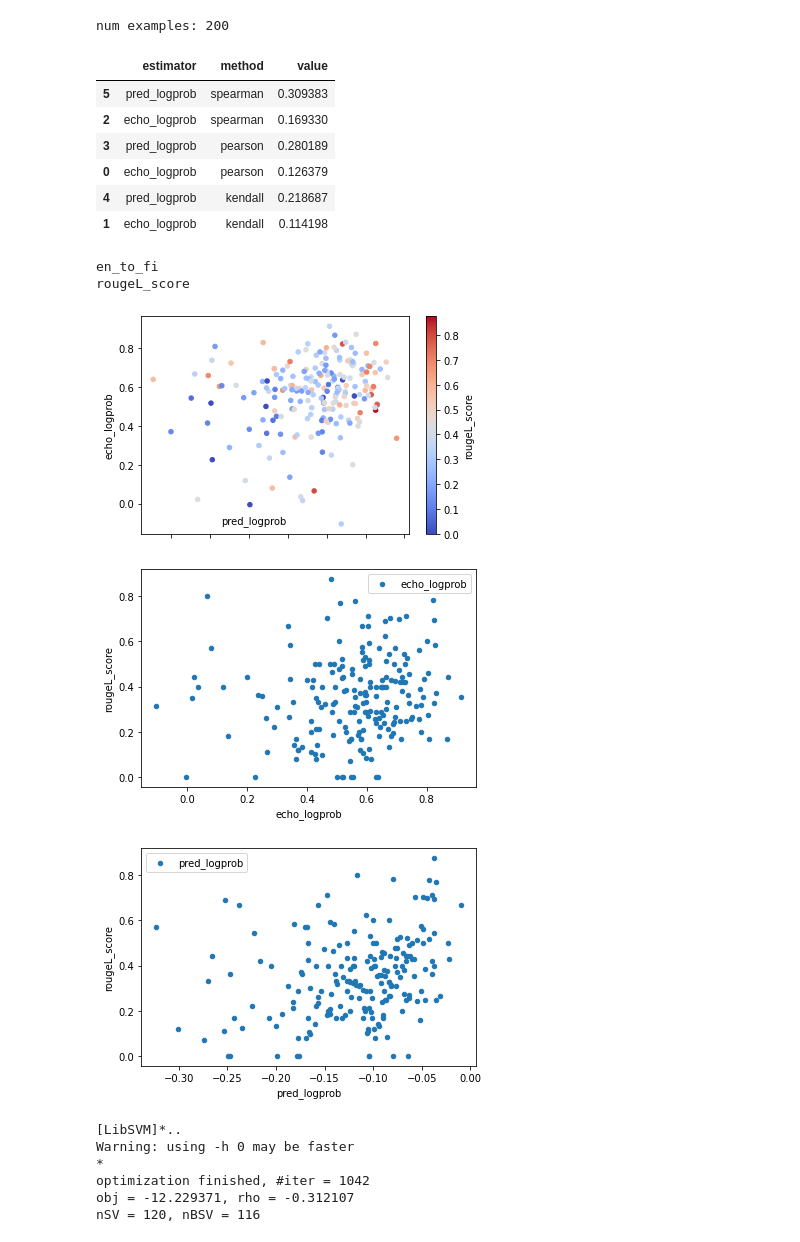
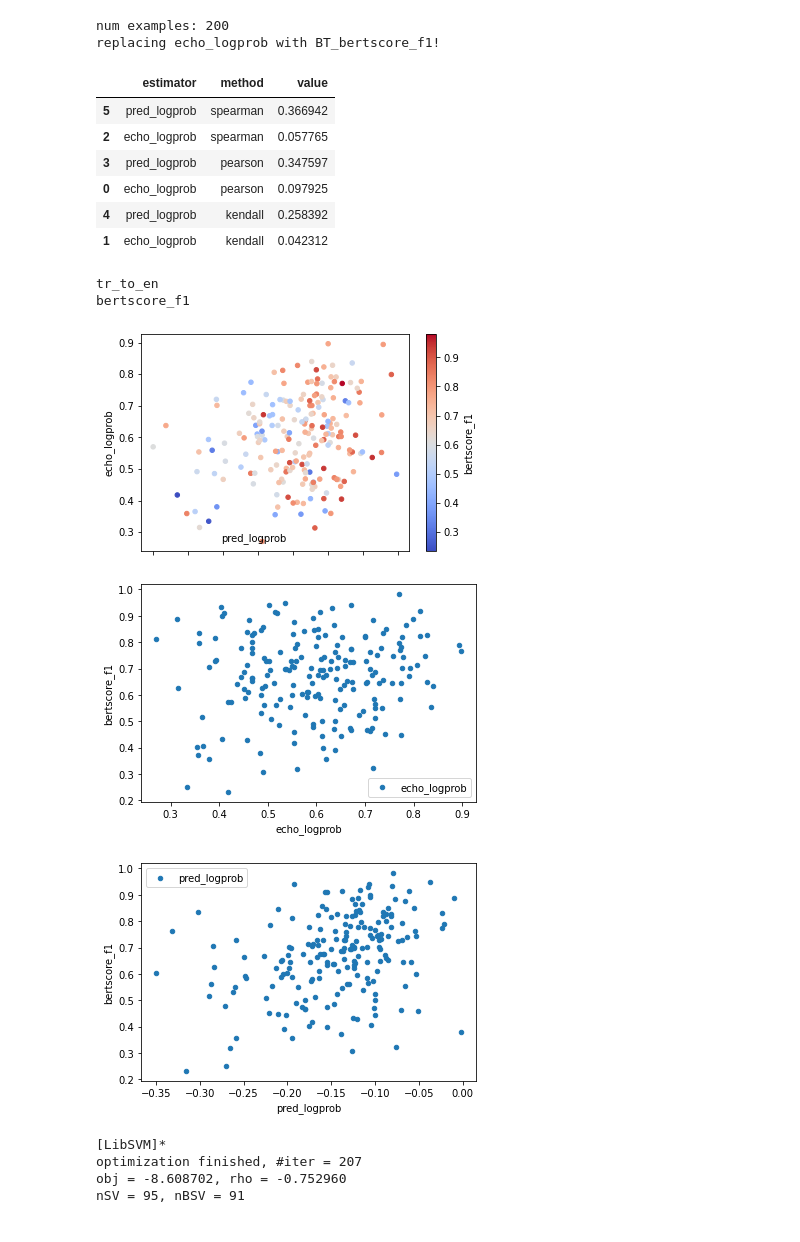
Before and after one commit to TomerRonen34/last_projects_playground, a Jupyter notebook: confidence_estimation/plot.ipynb, the cells around one changed output. Saved outputs shown, nothing was run; the diff lists cells and outputs as text; code cells hidden in the pictures.

```diff
--- a/confidence_estimation/plot.ipynb
+++ b/confidence_estimation/plot.ipynb
@@ -22,9 +22,12 @@ import matplotlib.pyplot as plt
 # score_name = "rouge2_score"
 # score_name = "rougeL_score"
 # score_name = "bleu_score"
-metrics_path = Path("openai_dump/wmt19_en_to_fi__text-davinci-002__200_examples/metrics.jsonl")
-# score_name = "bertscore_f1"
-score_name = "rougeL_score"
+# metrics_path = Path("openai_dump/wmt19_en_to_fi__text-davinci-002__200_examples/metrics.jsonl")
+# metrics_path = Path("openai_dump/wmt19_fi_to_en__text-davinci-002__200_examples/metrics.jsonl")
+metrics_path = Path("openai_dump/wmt19_tr_to_en__text-davinci-002__200_examples/metrics.jsonl")
+score_name = "bertscore_f1"
+# score_name = "rougeL_score"
+# score_name = "bleu_score"
 binary = False
 denormalize_logprob = None
 assert denormalize_logprob in ("length", "sqrt_length", None)
@@ -53,7 +56,13 @@ if backtranslation_metrics_path.exists():
     metrics = pd.concat([metrics, bt_metrics], axis=1)
 
     # CAREFUL!
-    metrics["echo_logprob"] = metrics["BT_bertscore_f1"]
+    replacement = "BT_bertscore_f1"
+    # replacement = "P(y'|x) / P(y')"
+    print(f"replacing echo_logprob with {replacement}!")
+    if replacement != "P(y'|x) / P(y')":
+        metrics["echo_logprob"] = metrics[replacement]
+    else:
+        metrics["echo_logprob"] = metrics["pred_logprob"] - metrics["BT_echo_perplexity"]
 
 
 # metrics["pred_prob"] = np.exp(metrics["pred_logprob"])
@@ -72,44 +81,45 @@ if denormalize_logprob is not None:
     op = np.sqrt if denormalize_logprob == "sqrt_length" else lambda x: x
     metrics["echo_logprob"] *= op(sentences["input_length"])
     metrics["pred_logprob"] *= op(sentences["pred_length"])
 
 if binary:
     metrics[score_name] = (metrics[score_name] != 0).astype(float)
 
 estimators = ["pred_logprob", "echo_logprob", "pred_prob", "echo_prob"]
 estimators = set(estimators).intersection(metrics.columns)
 correlation_method = ["pearson","kendall", "spearman"]
 correlations = []
 for col in estimators:
     for method in correlation_method:
         corr = metrics[col].corr(metrics[score_name], method=method)
         correlations.append({"estimator": col, "method": method, "value": corr})
 correlations = pd.DataFrame(correlations)
 correlations = correlations.sort_values(["method", "value"], ascending=False)
 display(correlations)
 
 ax = metrics.plot(x="pred_logprob", y="echo_logprob", c=score_name, kind='scatter', cmap="coolwarm")
 plt.text(0.3,0.05,"pred_logprob",transform=ax.transAxes)
 
 for col in estimators:
     metrics.plot(x=col, y=score_name, label=col, kind='scatter')
 
 print(languages)
 print(score_name)
 # %% [output]
 num examples: 200
+replacing echo_logprob with BT_bertscore_f1!
 |  | estimator | method | value |
-| 5 | pred_logprob | spearman | 0.309383 |
-| 2 | echo_logprob | spearman | 0.169330 |
-| 3 | pred_logprob | pearson | 0.280189 |
-| 0 | echo_logprob | pearson | 0.126379 |
-| 4 | pred_logprob | kendall | 0.218687 |
-| 1 | echo_logprob | kendall | 0.114198 |
+| 5 | pred_logprob | spearman | 0.366942 |
+| 2 | echo_logprob | spearman | 0.057765 |
+| 3 | pred_logprob | pearson | 0.347597 |
+| 0 | echo_logprob | pearson | 0.097925 |
+| 4 | pred_logprob | kendall | 0.258392 |
+| 1 | echo_logprob | kendall | 0.042312 |
-en_to_fi
-rougeL_score
+tr_to_en
+bertscore_f1
-[figure, old version]
+[figure, new version]
-[figure, old version]
+[figure, new version]
-[figure, old version]
+[figure, new version]
 # %%
 from torch import nn
 from torch import tensor
@@ -163,12 +173,10 @@ elif model_type == "svr_linear":
 else:
     raise ValueError(f"Unsupported model type '{model_type}'")
 # %% [output]
-[LibSVM]*..
-Warning: using -h 0 may be faster
-*
-optimization finished, #iter = 1042
-obj = -12.229371, rho = -0.312107
-nSV = 120, nBSV = 116
+[LibSVM]*
+optimization finished, #iter = 207
+obj = -8.608702, rho = -0.752960
+nSV = 95, nBSV = 91
 # %%
 # weights = torch.concat([model.weight.flatten(), model.bias.flatten()]).data.numpy()
 if isinstance(model, nn.Module):
```
Also changed, not shown: parts of 4 cells of this notebook, 3 other files.
